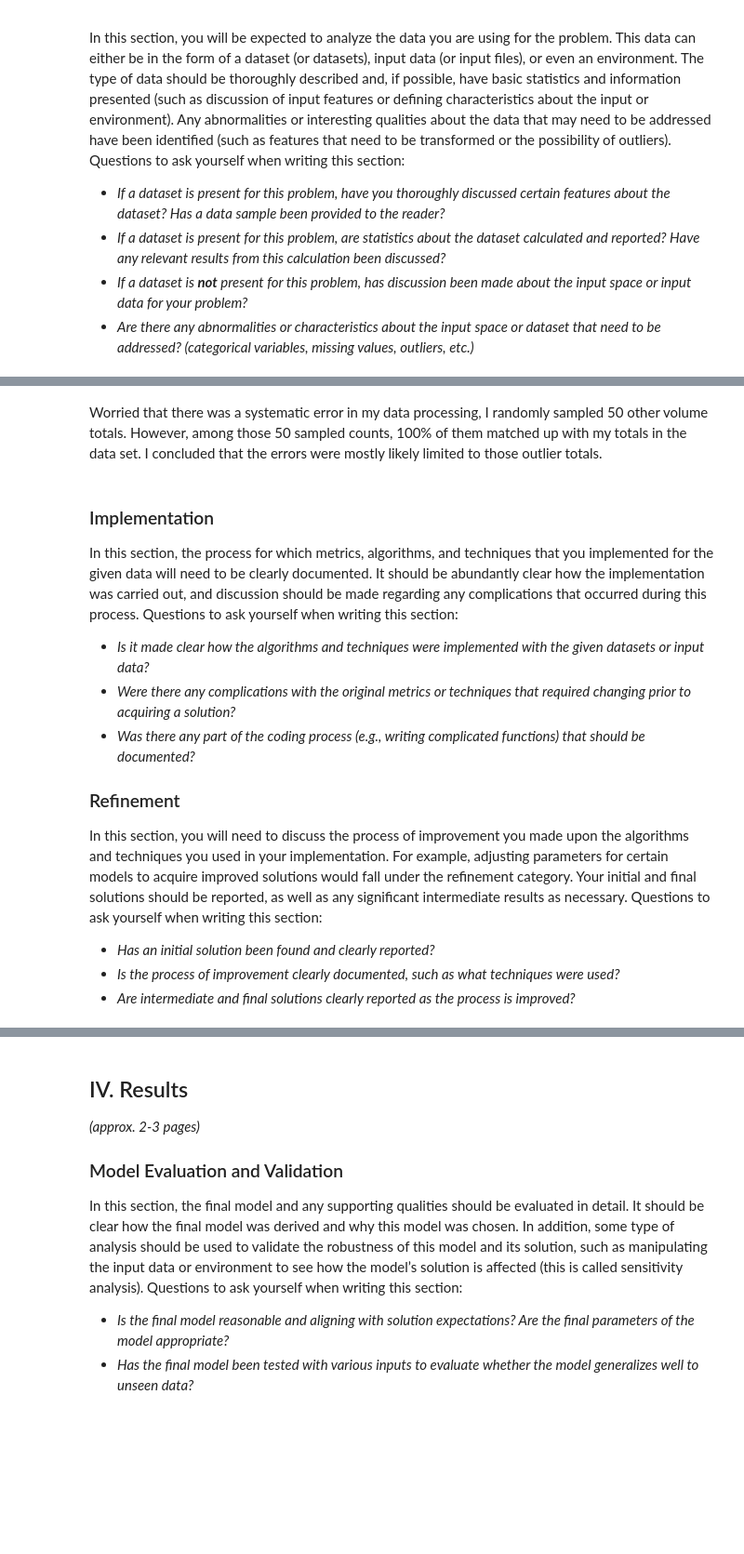
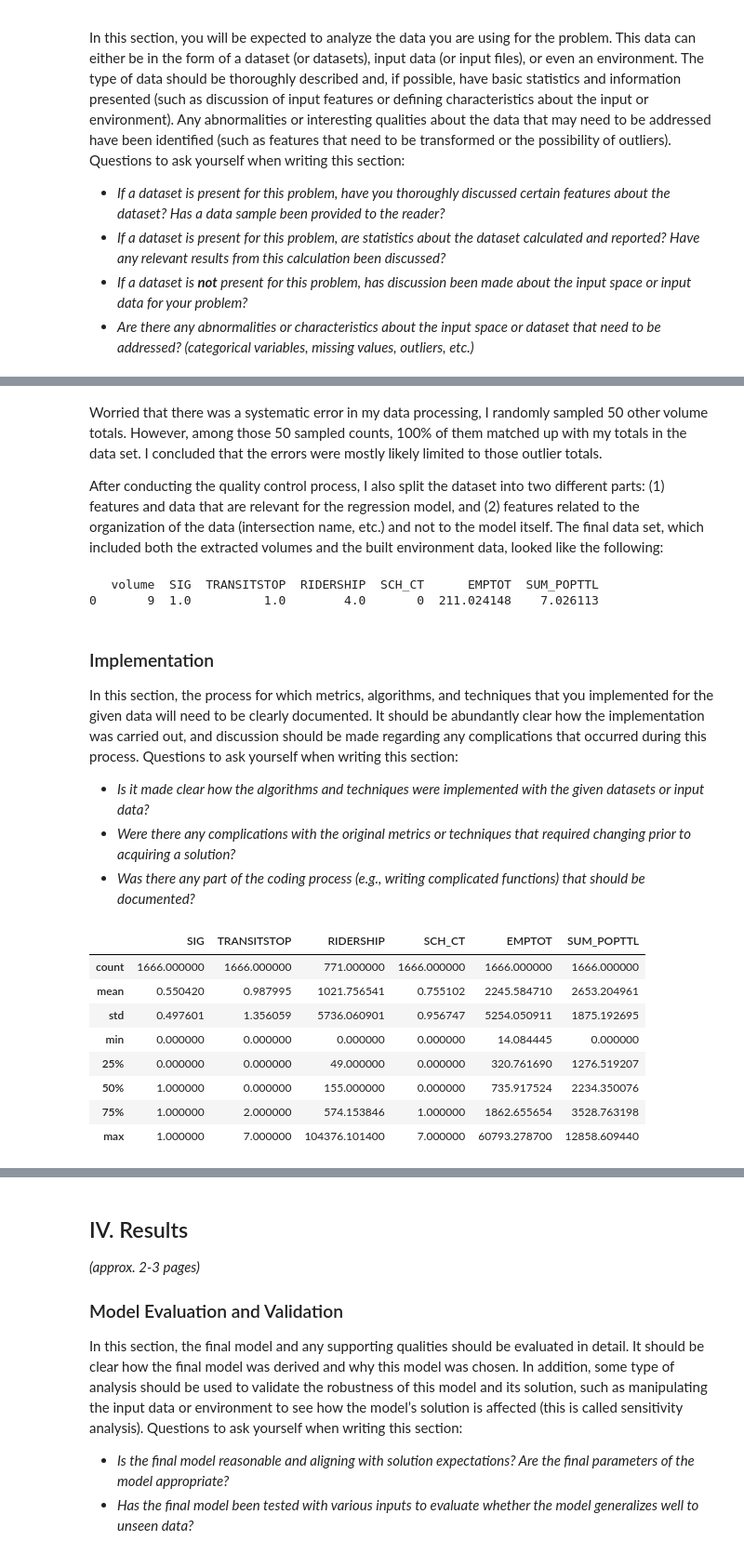
Before and after one commit to black-tea/vehicle-vol-pdf-scrape, a Jupyter notebook: Predicting Pedestrian Volumes.ipynb, the cells around one changed output, grey strips where cells are left out. Shown: that part at 93% size. Cells and saved outputs as stored; diff of their text form; code cells hidden in the pictures; blank space fills up the shorter version.

```diff
--- a/Predicting Pedestrian Volumes.ipynb
+++ b/Predicting Pedestrian Volumes.ipynb
@@ -233,5 +257,6 @@ The final data set, which included both the extracted volumes and the built envi
 # %%
-# Load data & preview
-data = pd.read_csv('data/FeatureData/featurescombined.csv')
-print(data.info())
+# Import assembled data, show histogram
+pre_data = pd.read_csv('data/FeatureData/featurescombined.csv')
+vol_hist = data.hist(column='volume', grid=False)
+vol_hist
 # %% [output]
@@ -263,2 +265,12 @@ array([[<matplotlib.axes._subplots.AxesSubplot object at 0x...>]], dtype=object)
 # %% [markdown]
 Worried that there was a systematic error in my data processing, I randomly sampled 50 other volume totals. However, among those 50 sampled counts, 100% of them matched up with my totals in the data set. I concluded that the errors were mostly likely limited to those outlier totals.
+
+After conducting the quality control process, I also split the dataset into two different parts: (1) features and data that are relevant for the regression model, and (2) features related to the organization of the data (intersection name, etc.) and not to the model itself. The final data set, which included both the extracted volumes and the built environment data, looked like the following:
+# %%
+# Drop Unnecessary columns, export final table
+clean_data = pre_data.drop(['Unnamed: 0', 'count_id','cl_node_id', 'location', 'traffic_id', 'type',
+                      'file', 'OBJECTID', 'ASSETID', 'CL_NODE_ID', 'LAT', 'LON', 'FROM_ST', 'TO_ST'], axis=1)
+print(clean_data.head(n=1))
+# %% [output]
+   volume  SIG  TRANSITSTOP  RIDERSHIP  SCH_CT      EMPTOT  SUM_POPTTL
+0       9  1.0          1.0        4.0       0  211.024148    7.026113
@@ -268,9 +285,21 @@ In this section, the process for which metrics, algorithms, and techniques that
 - _Is it made clear how the algorithms and techniques were implemented with the given datasets or input data?_
 - _Were there any complications with the original metrics or techniques that required changing prior to acquiring a solution?_
 - _Was there any part of the coding process (e.g., writing complicated functions) that should be documented?_
-
-### Refinement
-In this section, you will need to discuss the process of improvement you made upon the algorithms and techniques you used in your implementation. For example, adjusting parameters for certain models to acquire improved solutions would fall under the refinement category. Your initial and final solutions should be reported, as well as any significant intermediate results as necessary. Questions to ask yourself when writing this section:
-- _Has an initial solution been found and clearly reported?_
-- _Is the process of improvement clearly documented, such as what techniques were used?_
-- _Are intermediate and final solutions clearly reported as the process is improved?_
+# %%
+from sklearn import linear_model
+
+volume_raw = data['volume']
+features_raw = data.drop('volume', axis=1)
+
+volume_raw.describe()
+features_raw.describe()
+# %% [output]
+|  | SIG | TRANSITSTOP | RIDERSHIP | SCH_CT | EMPTOT | SUM_POPTTL |
+| count | 1666.000000 | 1666.000000 | 771.000000 | 1666.000000 | 1666.000000 | 1666.000000 |
+| mean | 0.550420 | 0.987995 | 1021.756541 | 0.755102 | 2245.584710 | 2653.204961 |
+| std | 0.497601 | 1.356059 | 5736.060901 | 0.956747 | 5254.050911 | 1875.192695 |
+| min | 0.000000 | 0.000000 | 0.000000 | 0.000000 | 14.084445 | 0.000000 |
+| 25% | 0.000000 | 0.000000 | 49.000000 | 0.000000 | 320.761690 | 1276.519207 |
+| 50% | 1.000000 | 0.000000 | 155.000000 | 0.000000 | 735.917524 | 2234.350076 |
+| 75% | 1.000000 | 2.000000 | 574.153846 | 1.000000 | 1862.655654 | 3528.763198 |
+| max | 1.000000 | 7.000000 | 104376.101400 | 7.000000 | 60793.278700 | 12858.609440 |
```
Also changed, not shown: parts of 23 cells of this notebook.
